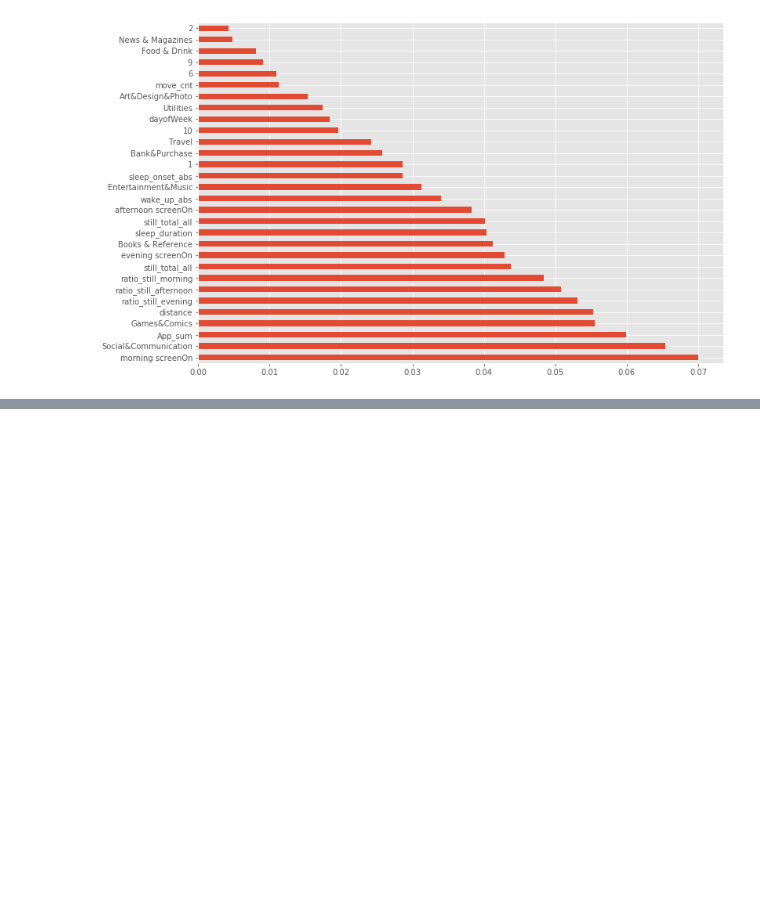
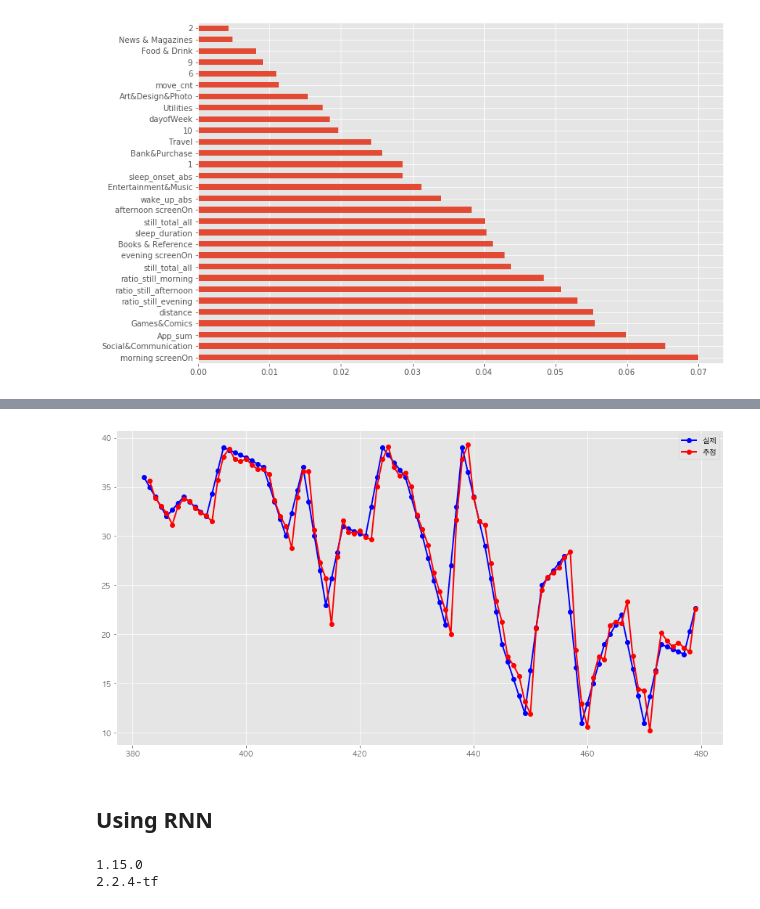
Before and after one commit to sy2399/Smartphone_Analysis, a Jupyter notebook: Code/03. Modeling/00. Model Basic1_SWB.ipynb, the cells around one changed output, grey strips where cells are left out. Drawn from its saved outputs; the diff is of its cells as text; code cells hidden in the pictures; blank space fills up the shorter version.

```diff
--- a/Code/03. Modeling/00. Model Basic1_SWB.ipynb
+++ b/Code/03. Modeling/00. Model Basic1_SWB.ipynb
@@ -415,0 +488,8 @@ shap.force_plot(explainer.expected_value[2], shap_values[2], X_test.iloc[10,:])
+# %%
+import statsmodels.api as sm
+
+sample = swb[swb['uid'] == 22955826]
+model_ARMA = sm.tsa.ARMA(sample["SWB_score"], (1,2))
+result_ARMA = model_ARMA.fit()
+
+print(result_ARMA.summary())
@@ -415,0 +515,9 @@ shap.force_plot(explainer.expected_value[2], shap_values[2], X_test.iloc[10,:])
+# %%
+plt.plot(sample["SWB_score"], "bo-", label="실제")
+plt.plot(result_ARMA.predict(1), "ro-", label="추정")
+plt.legend()
+plt.show()
+# %% [output]
+[figure, added]
+# %% [markdown]
+## Using RNN
@@ -415,0 +531,6 @@ shap.force_plot(explainer.expected_value[2], shap_values[2], X_test.iloc[10,:])
+# %%
+print(tf.__version__)
+print(tf.keras.__version__)
+# %% [output]
+1.15.0
+2.2.4-tf
```
Also changed, not shown: parts of 16 cells of this notebook, 3 other files.
